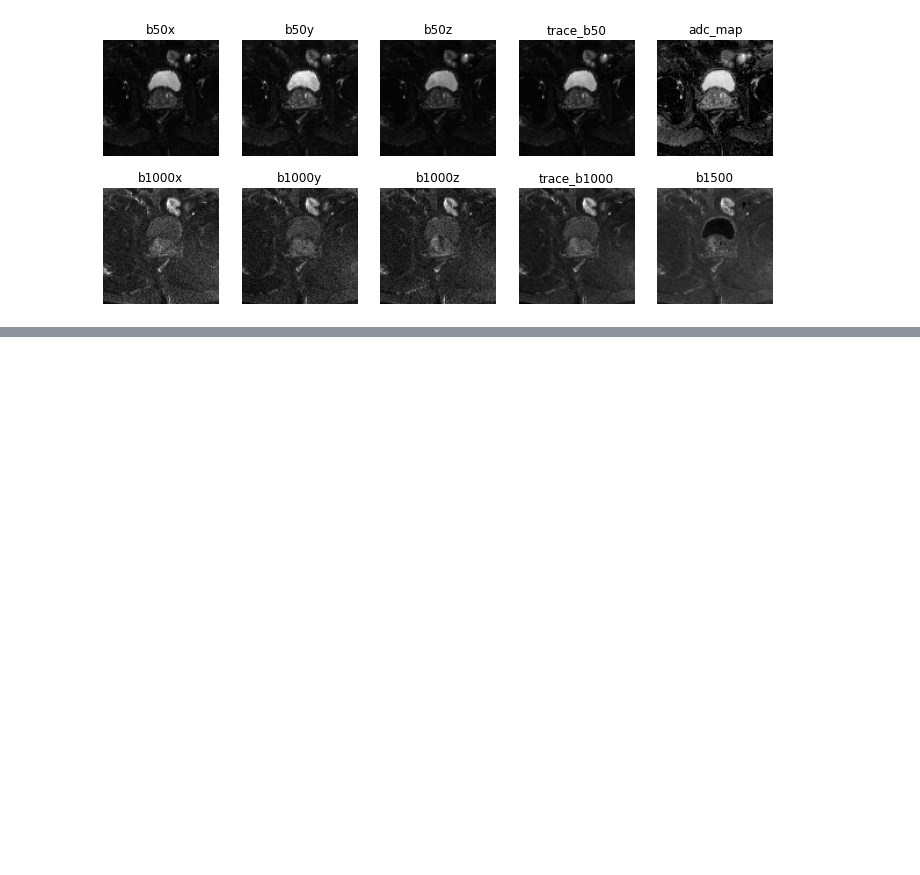
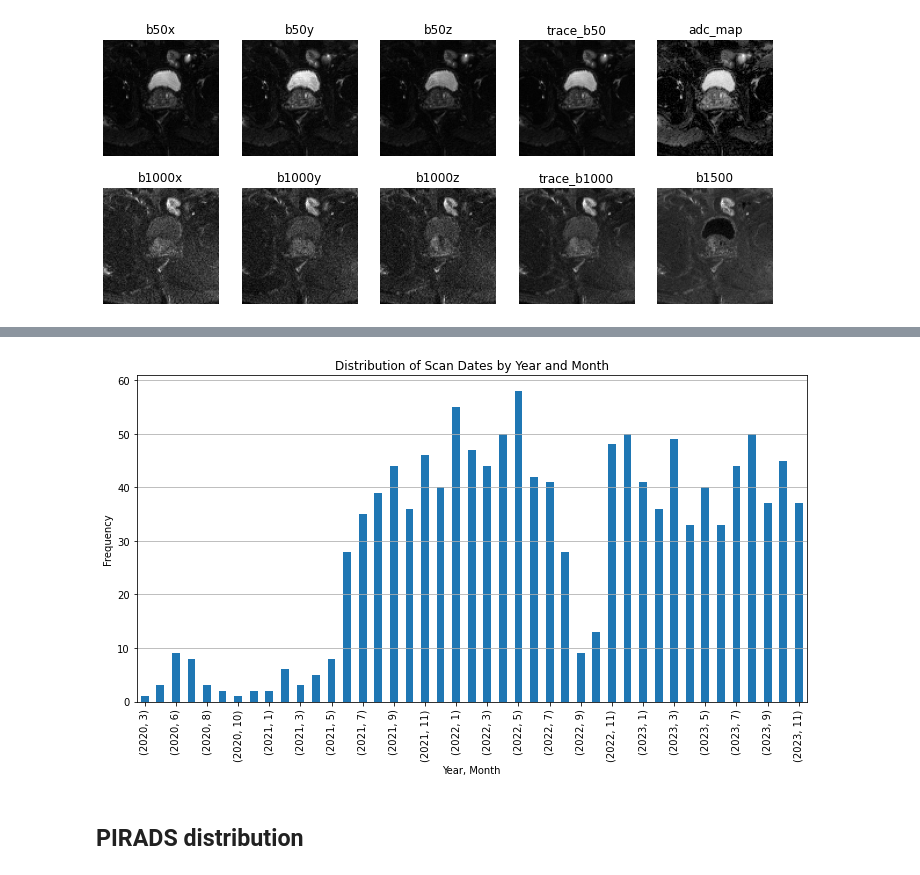
Before and after one commit to chopra-lab-nyu/fastMRI_prostate, a Jupyter notebook: fastmri_prostate_tutorial.ipynb, the cells around one changed output, grey strips where cells are left out. Drawn from its saved outputs; the diff is of its cells as text; code cells hidden in the pictures; blank space fills up the shorter version.

```diff
--- a/fastmri_prostate_tutorial.ipynb
+++ b/fastmri_prostate_tutorial.ipynb
@@ -198,0 +397,17 @@ display_dwi_slice(img_dict_dwi, 10)
+# %%
+dates = pd.to_datetime(list(df_dwi_kspace['StudyDate']), format='%Y%m%d')
+
+dates_df = pd.DataFrame({'Date': dates})
+
+plt.figure(figsize=(12, 6))
+dates_df.groupby([dates_df['Date'].dt.year, dates_df['Date'].dt.month]).size().plot(kind='bar')
+plt.title('Distribution of Scan Dates by Year and Month')
+plt.xlabel('Year, Month')
+plt.ylabel('Frequency')
+plt.xticks(rotation=90, ticks=plt.xticks()[0][::2])
+plt.grid(axis='y')
+plt.show()
+# %% [output]
+[figure, added]
+# %% [markdown]
+## PIRADS distribution
```
Also changed, not shown: parts of 67 cells of this notebook, 2 other files.
